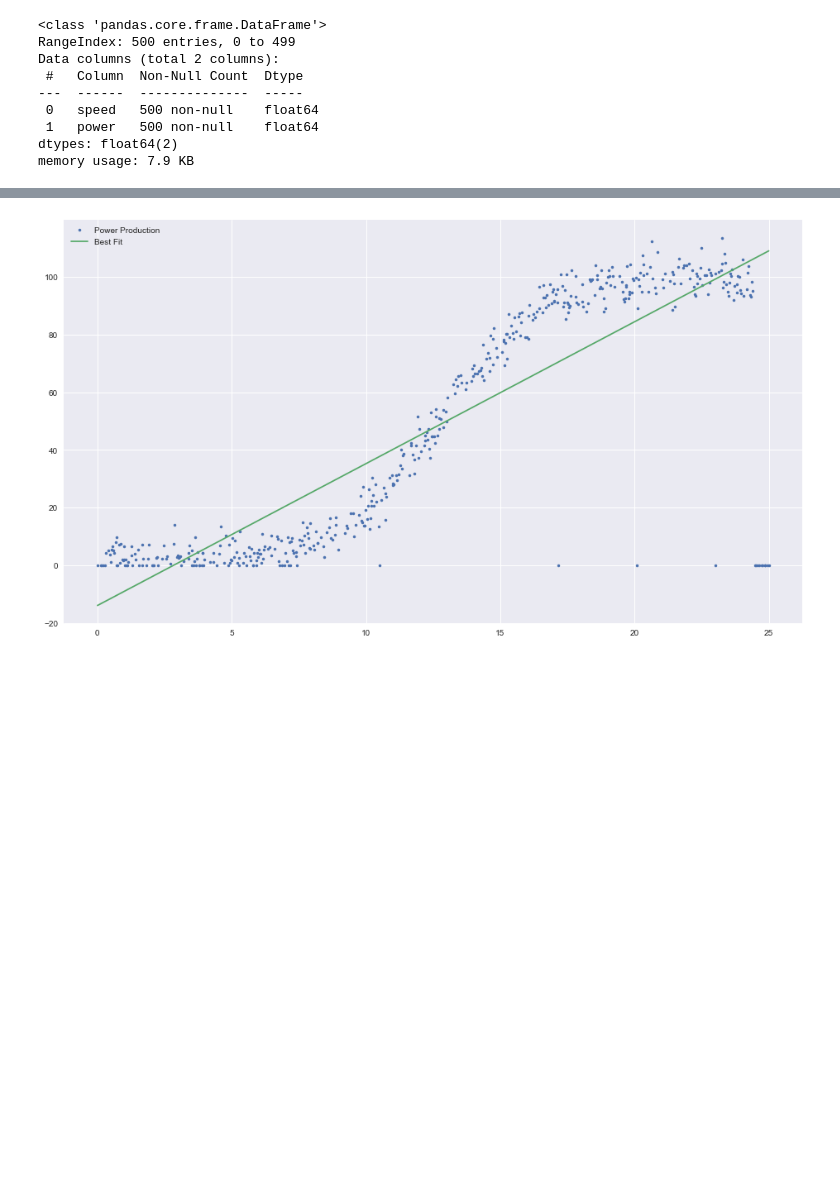
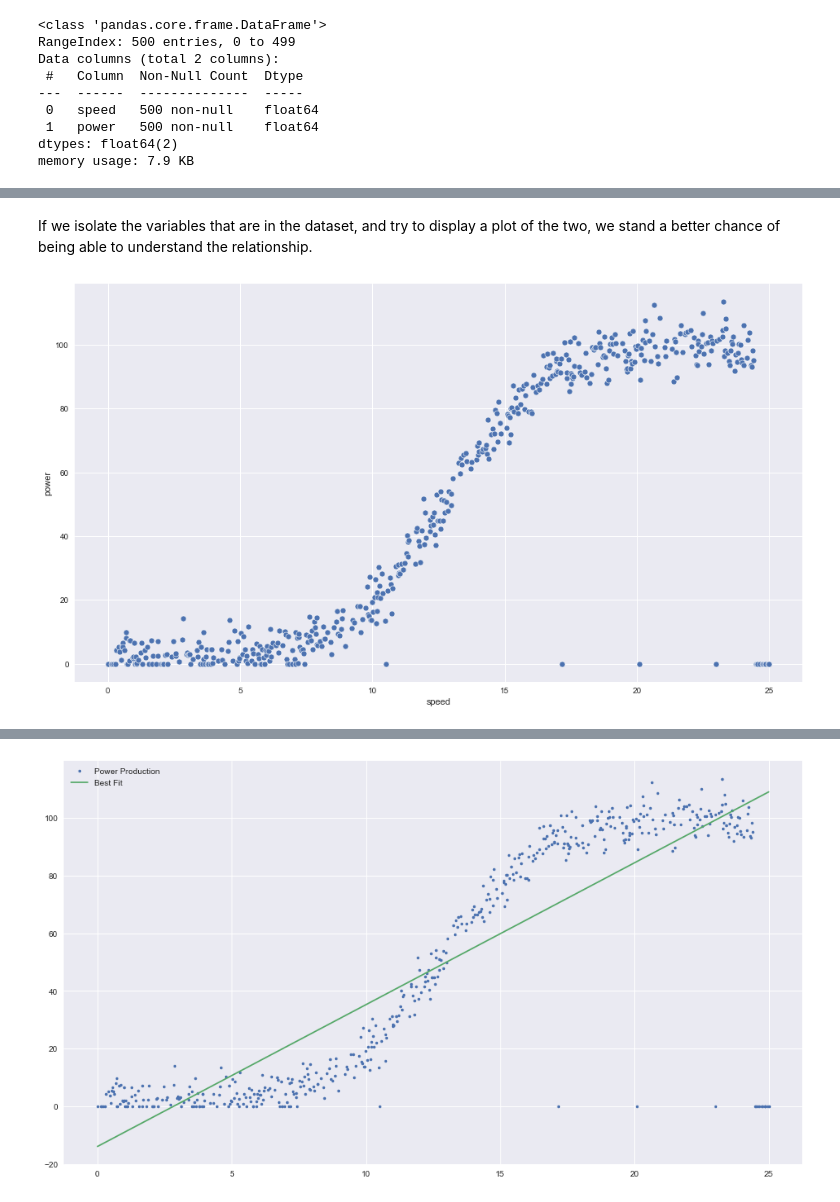
Before and after one commit to jonkavana/FODA---Project-2021, a Jupyter notebook: Fundamentals of Data Analytics Project 2020.ipynb, the cells around one changed output, grey strips where cells are left out. Saved outputs shown, nothing was run; the diff lists cells and outputs as text; code cells hidden in the pictures; blank space fills up the shorter version.

```diff
--- a/Fundamentals of Data Analytics Project 2020.ipynb
+++ b/Fundamentals of Data Analytics Project 2020.ipynb
@@ -160,0 +185,6 @@ Need to be able to justify why the 1 is 1, and not ay other higher exponential t
+# %% [markdown]
+If we isolate the variables that are in the dataset, and try to display a plot of the two, we stand a better chance of being able to understand the relationship.
+# %%
+sns.scatterplot(data=dfPowerProd, x='speed', y='power');
+# %% [output]
+[figure, added]
```
Also changed, not shown: parts of 63 cells of this notebook.
